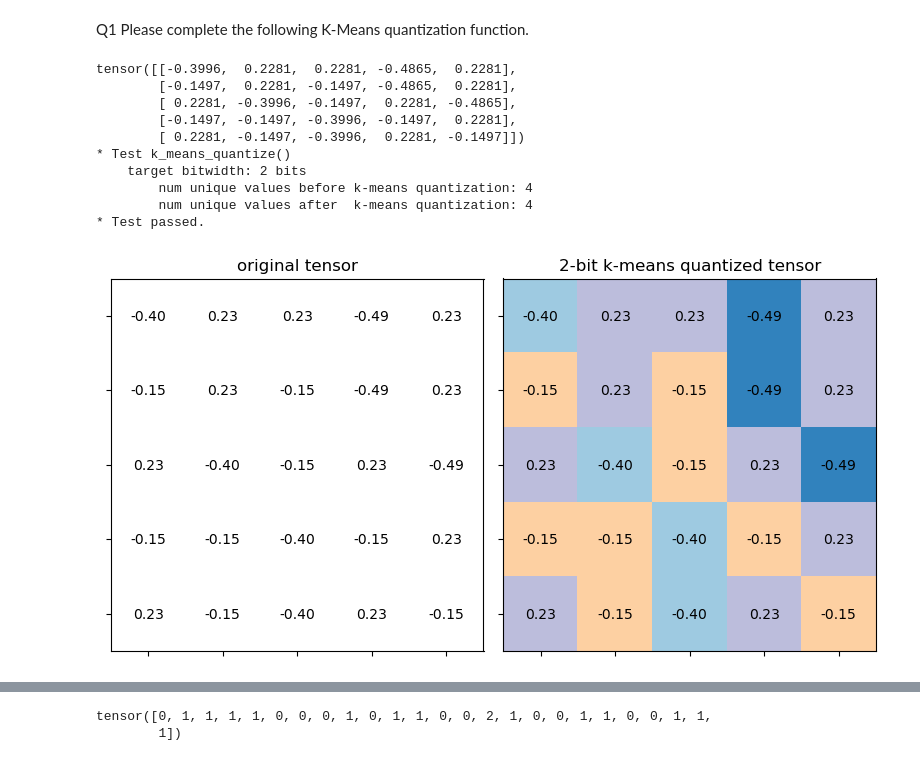
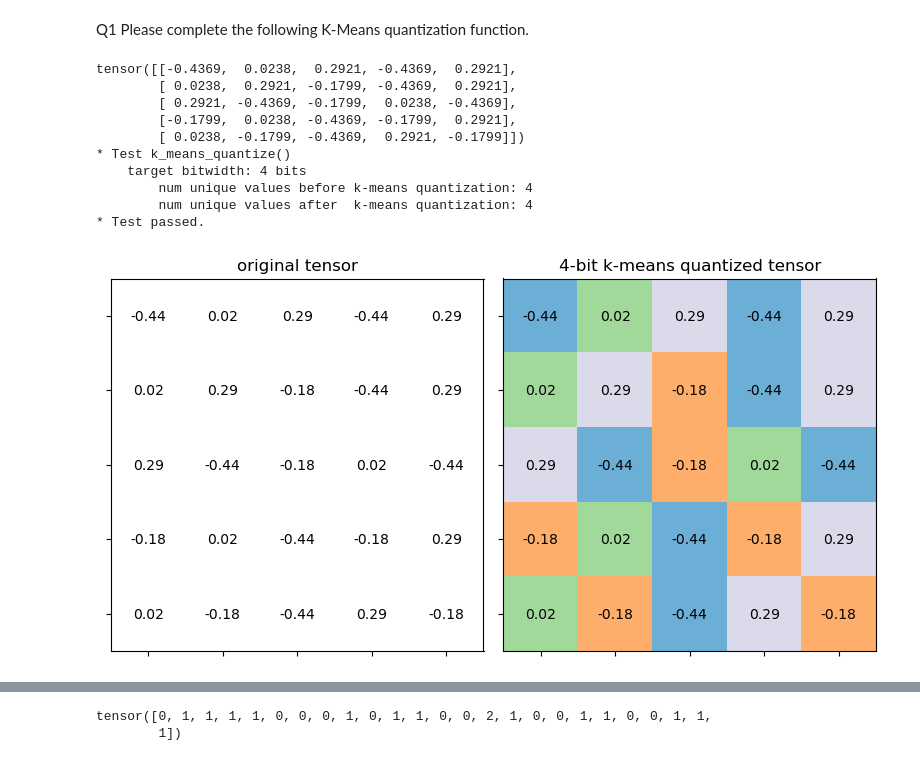
Before and after one commit to lood339/eml, a Jupyter notebook: notebook/Lab2.ipynb, the cells around one changed output, grey strips where cells are left out. Cells and saved outputs as stored; diff of their text form; code cells hidden in the pictures.

```diff
--- a/notebook/Lab2.ipynb
+++ b/notebook/Lab2.ipynb
@@ -463,16 +474,16 @@ def k_means_quantize(fp32_tensor: torch.Tensor, bitwidth=4, codebook=None):
     fp32_tensor.set_(quantized_tensor.view_as(fp32_tensor))
     return codebook
 # %%
-test_k_means_quantize()
+test_k_means_quantize(bitwidth=4)
 # %% [output]
-tensor([[-0.3996,  0.2281,  0.2281, -0.4865,  0.2281],
-        [-0.1497,  0.2281, -0.1497, -0.4865,  0.2281],
-        [ 0.2281, -0.3996, -0.1497,  0.2281, -0.4865],
-        [-0.1497, -0.1497, -0.3996, -0.1497,  0.2281],
-        [ 0.2281, -0.1497, -0.3996,  0.2281, -0.1497]])
+tensor([[-0.4369,  0.0238,  0.2921, -0.4369,  0.2921],
+        [ 0.0238,  0.2921, -0.1799, -0.4369,  0.2921],
+        [ 0.2921, -0.4369, -0.1799,  0.0238, -0.4369],
+        [-0.1799,  0.0238, -0.4369, -0.1799,  0.2921],
+        [ 0.0238, -0.1799, -0.4369,  0.2921, -0.1799]])
 * Test k_means_quantize()
-    target bitwidth: 2 bits
+    target bitwidth: 4 bits
         num unique values before k-means quantization: 4
         num unique values after  k-means quantization: 4
 * Test passed.
-[figure, old version]
+[figure, new version]
```
Also changed, not shown: parts of 16 cells of this notebook.
